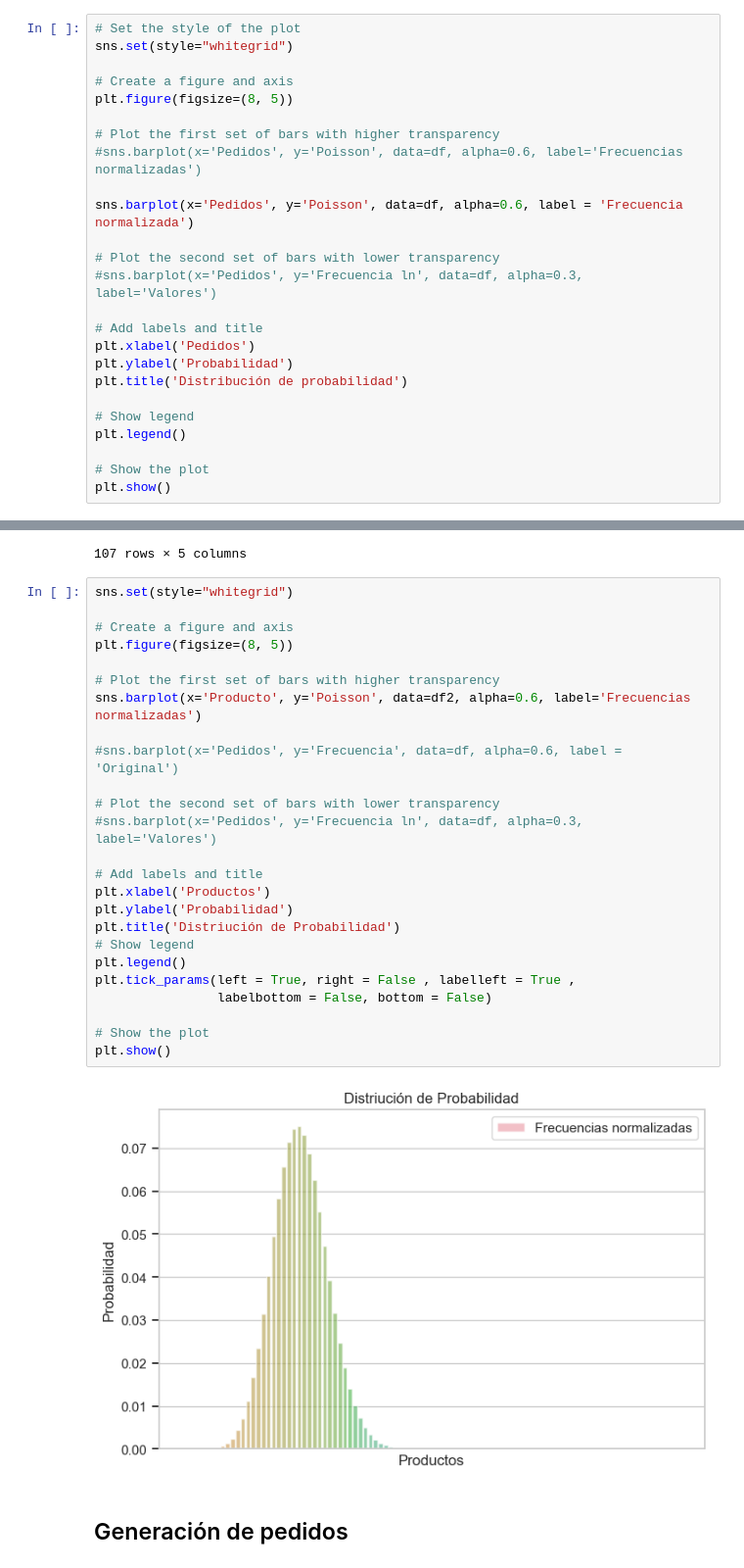
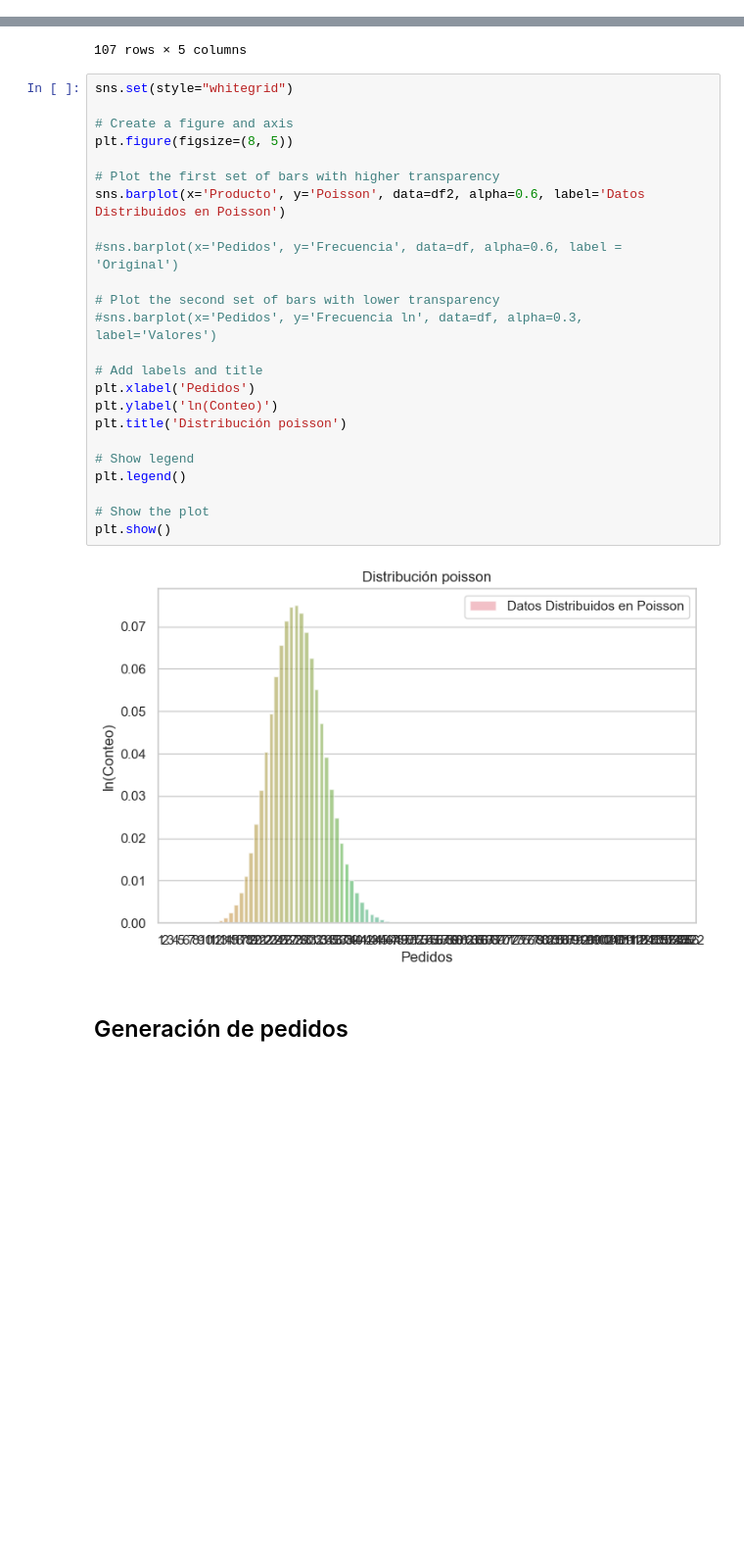
Before and after one commit to gerardoramc/AlgoritmoDatos, a Jupyter notebook: preproceso.ipynb, the cells around one changed output, grey strips where cells are left out. Shown at 98% size. Cells and saved outputs as stored; diff of their text form; blank space fills up the shorter version.

```diff
--- a/preproceso.ipynb
+++ b/preproceso.ipynb
@@ -98,25 +95,0 @@ plt.show()
-# %%
-# Set the style of the plot
-sns.set(style="whitegrid")
-
-# Create a figure and axis
-plt.figure(figsize=(8, 5))
-
-# Plot the first set of bars with higher transparency
-#sns.barplot(x='Pedidos', y='Poisson', data=df, alpha=0.6, label='Frecuencias normalizadas')
-
-sns.barplot(x='Pedidos', y='Poisson', data=df, alpha=0.6, label = 'Frecuencia normalizada')
-
-# Plot the second set of bars with lower transparency
-#sns.barplot(x='Pedidos', y='Frecuencia ln', data=df, alpha=0.3, label='Valores')
-
-# Add labels and title
-plt.xlabel('Pedidos')
-plt.ylabel('Probabilidad')
-plt.title('Distribución de probabilidad')
-
-# Show legend
-plt.legend()
-
-# Show the plot
-plt.show()
@@ -150,30 +121,29 @@ display(df2)
 # %%
 sns.set(style="whitegrid")
 
 # Create a figure and axis
 plt.figure(figsize=(8, 5))
 
 # Plot the first set of bars with higher transparency
-sns.barplot(x='Producto', y='Poisson', data=df2, alpha=0.6, label='Frecuencias normalizadas')
+sns.barplot(x='Producto', y='Poisson', data=df2, alpha=0.6, label='Datos Distribuidos en Poisson')
 
 #sns.barplot(x='Pedidos', y='Frecuencia', data=df, alpha=0.6, label = 'Original')
 
 # Plot the second set of bars with lower transparency
 #sns.barplot(x='Pedidos', y='Frecuencia ln', data=df, alpha=0.3, label='Valores')
 
 # Add labels and title
-plt.xlabel('Productos')
-plt.ylabel('Probabilidad')
-plt.title('Distriución de Probabilidad')
+plt.xlabel('Pedidos')
+plt.ylabel('ln(Conteo)')
+plt.title('Distribución poisson')
+
 # Show legend
 plt.legend()
-plt.tick_params(left = True, right = False , labelleft = True ,
-                labelbottom = False, bottom = False)
 
 # Show the plot
 plt.show()
 # %% [output]
-[figure, old version]
+[figure, new version]
 # %% [markdown]
 ## Generación de pedidos
 # %%
```
Also changed, not shown: parts of 7 cells of this notebook, 8 other files.
